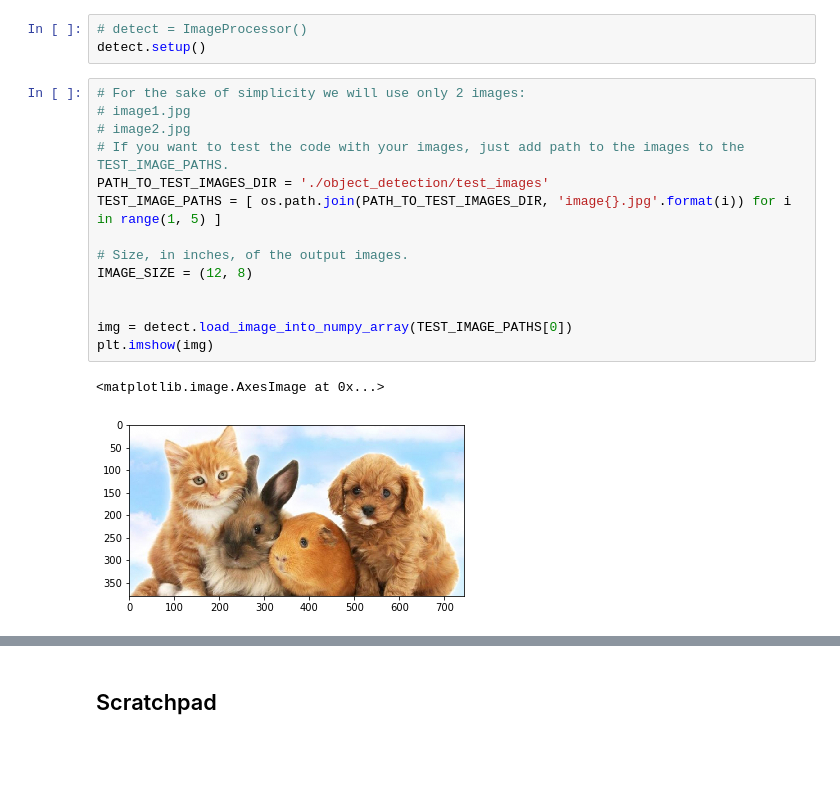
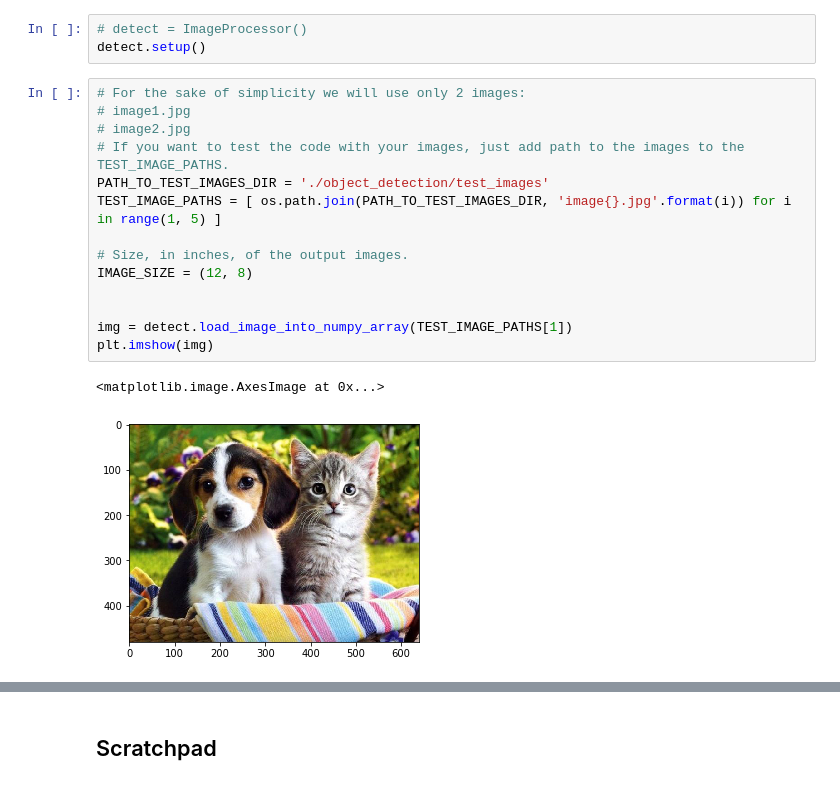
Before and after one commit to Sapphirine/NiceDrawing, a Jupyter notebook: app/cartoonify/cartoonify.ipynb, the cells around one changed output, grey strips where cells are left out. Drawn from its saved outputs; the diff is of its cells as text; blank space fills up the shorter version.

```diff
--- a/app/cartoonify/cartoonify.ipynb
+++ b/app/cartoonify/cartoonify.ipynb
@@ -337,20 +337,20 @@ detect.setup()
 # %%
 # For the sake of simplicity we will use only 2 images:
 # image1.jpg
 # image2.jpg
 # If you want to test the code with your images, just add path to the images to the TEST_IMAGE_PATHS.
 PATH_TO_TEST_IMAGES_DIR = './object_detection/test_images'
 TEST_IMAGE_PATHS = [ os.path.join(PATH_TO_TEST_IMAGES_DIR, 'image{}.jpg'.format(i)) for i in range(1, 5) ]
 
 # Size, in inches, of the output images.
 IMAGE_SIZE = (12, 8)
 
 
-img = detect.load_image_into_numpy_array(TEST_IMAGE_PATHS[0])
+img = detect.load_image_into_numpy_array(TEST_IMAGE_PATHS[1])
 plt.imshow(img)
 # %% [output]
 <matplotlib.image.AxesImage at 0x...>
-[figure, old version]
+[figure, new version]
 # %%
 (boxes, scores, classes, num) = detect.detect(img)
 # Visualization of the results of a detection.
```
Also changed, not shown: parts of 2 cells of this notebook, 10 other files.
